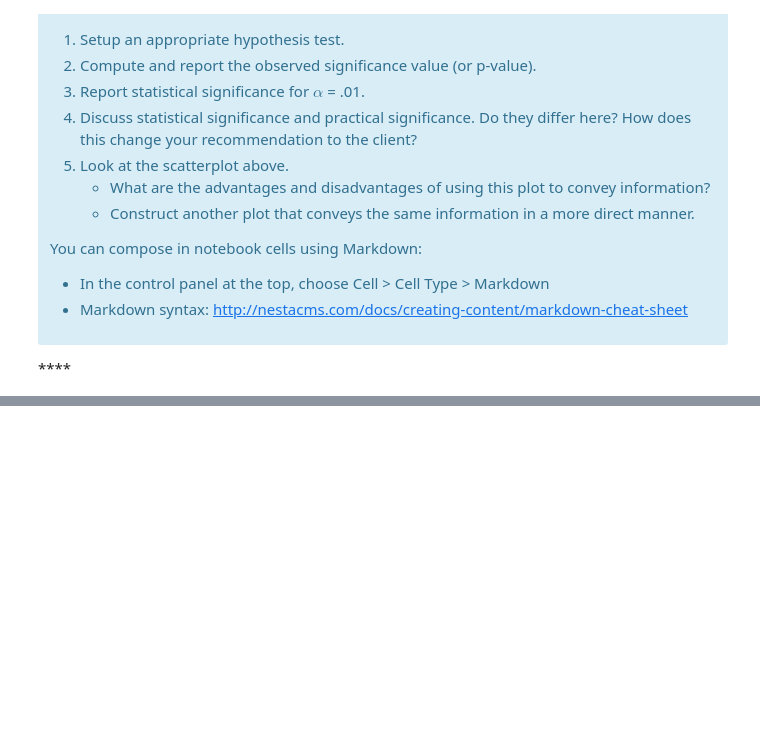
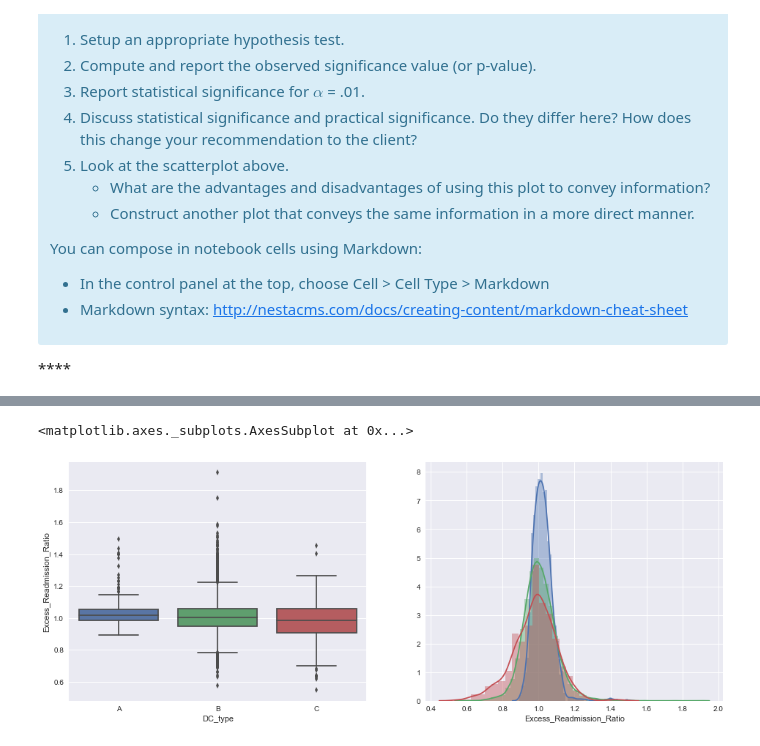
Before and after one commit to hnamzian/Springboard, a Jupyter notebook: Statistics/Statistics3-hospital_readmit/sliderule_dsi_inferential_statistics_exercise_3.ipynb, the cells around one changed output, grey strips where cells are left out. Cells and saved outputs as stored; diff of their text form; code cells hidden in the pictures; blank space fills up the shorter version.

```diff
--- a/Statistics/Statistics3-hospital_readmit/sliderule_dsi_inferential_statistics_exercise_3.ipynb
+++ b/Statistics/Statistics3-hospital_readmit/sliderule_dsi_inferential_statistics_exercise_3.ipynb
@@ -139,0 +143,14 @@ clean_hospital_read_df.groupby(clean_hospital_read_df['Number of Discharges']//1
+# %%
+clean_hospital_read_df['DC_type'] = 'B'
+clean_hospital_read_df.ix[clean_hospital_read_df['Number_of_Discharges'] < 100, 'DC_type'] = 'A'
+clean_hospital_read_df.ix[clean_hospital_read_df['Number_of_Discharges'] > 1000, 'DC_type'] = 'C'
+
+fig, ax = plt.subplots(1,2,figsize=[16,6])
+sns.boxplot(clean_hospital_read_df['DC_type'], clean_hospital_read_df['Excess_Readmission_Ratio'], ax=ax[0])
+
+sns.distplot(clean_hospital_read_df.ix[clean_hospital_read_df['DC_type']=='A', 'Excess_Readmission_Ratio'].dropna(), ax=ax[1])
+sns.distplot(clean_hospital_read_df.ix[clean_hospital_read_df['DC_type']=='B', 'Excess_Readmission_Ratio'].dropna(), ax=ax[1])
+sns.distplot(clean_hospital_read_df.ix[clean_hospital_read_df['DC_type']=='C', 'Excess_Readmission_Ratio'].dropna(), ax=ax[1])
+# %% [output]
+<matplotlib.axes._subplots.AxesSubplot at 0x...>
+[figure, added]
```
Also changed, not shown: parts of 15 cells of this notebook, 2 other files.
